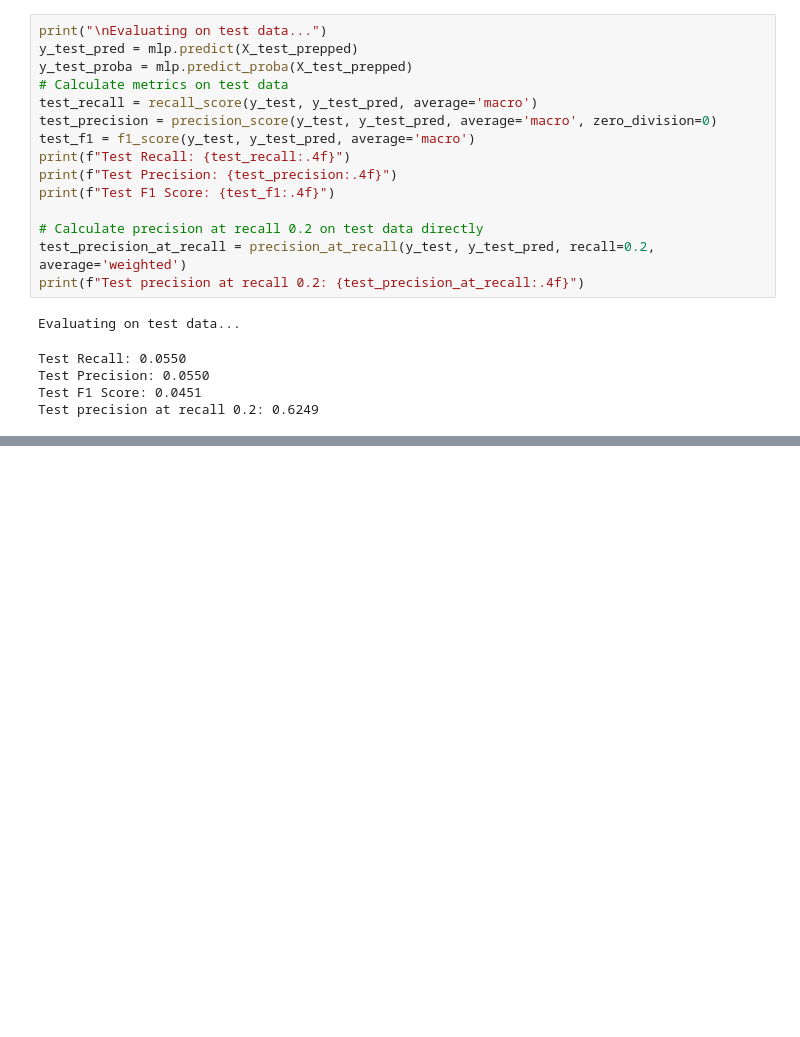
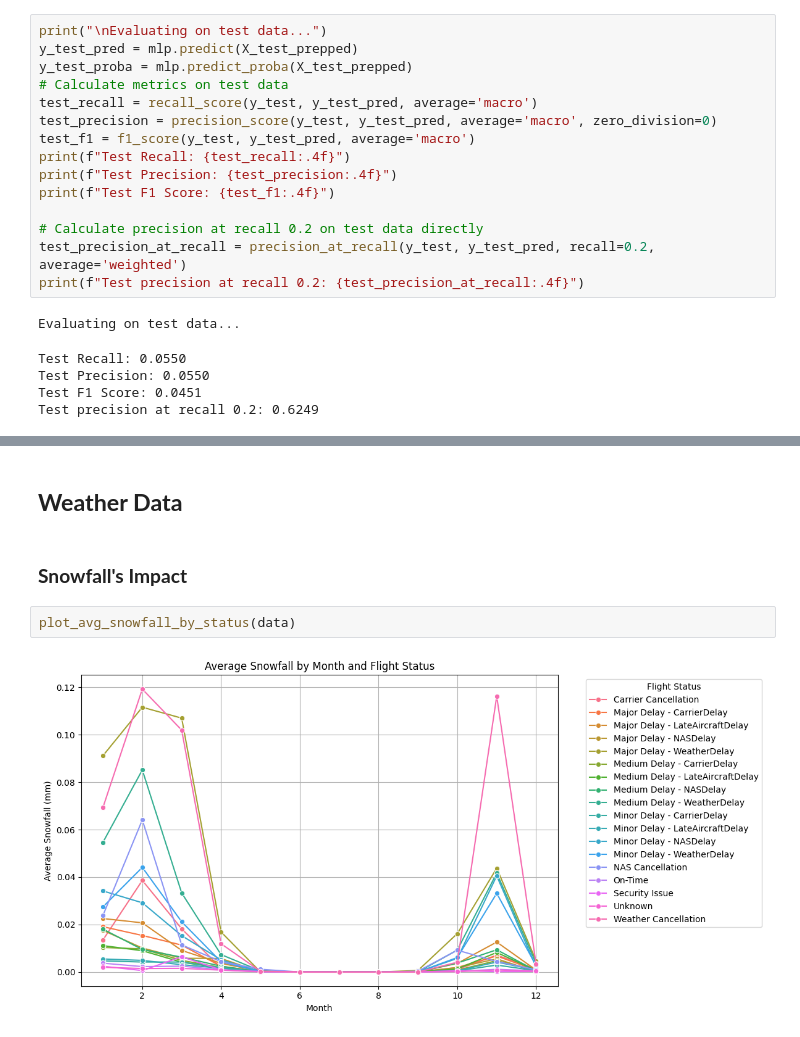
Before and after one commit to denibravo/NeuralNetworkProject, a Jupyter notebook: Pipeline.ipynb, the cells around one changed output, grey strips where cells are left out. Saved outputs shown, nothing was run; the diff lists cells and outputs as text; blank space fills up the shorter version.

```diff
--- a/Pipeline.ipynb
+++ b/Pipeline.ipynb
@@ -1887,0 +2234,8 @@ Test precision at recall 0.2: 0.6249
+# %% [markdown]
+## **Weather Data**
+# %% [markdown]
+### **Snowfall's Impact**
+# %%
+plot_avg_snowfall_by_status(data)
+# %% [output]
+[figure, added]
```
Also changed, not shown: parts of 19 cells of this notebook.
